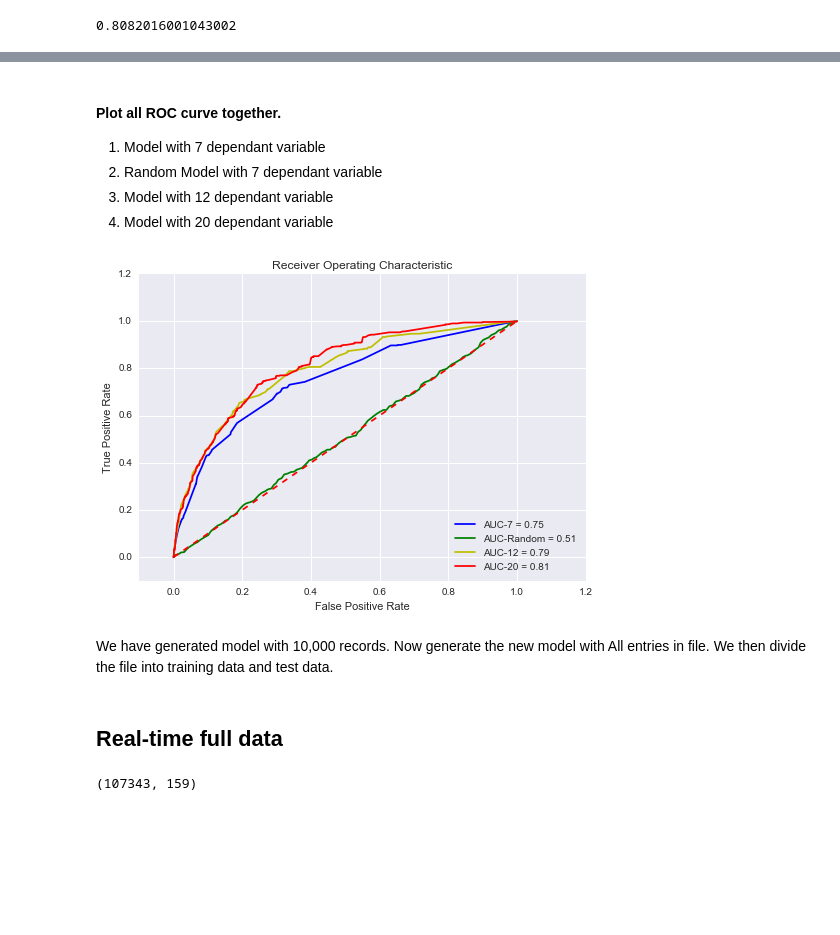
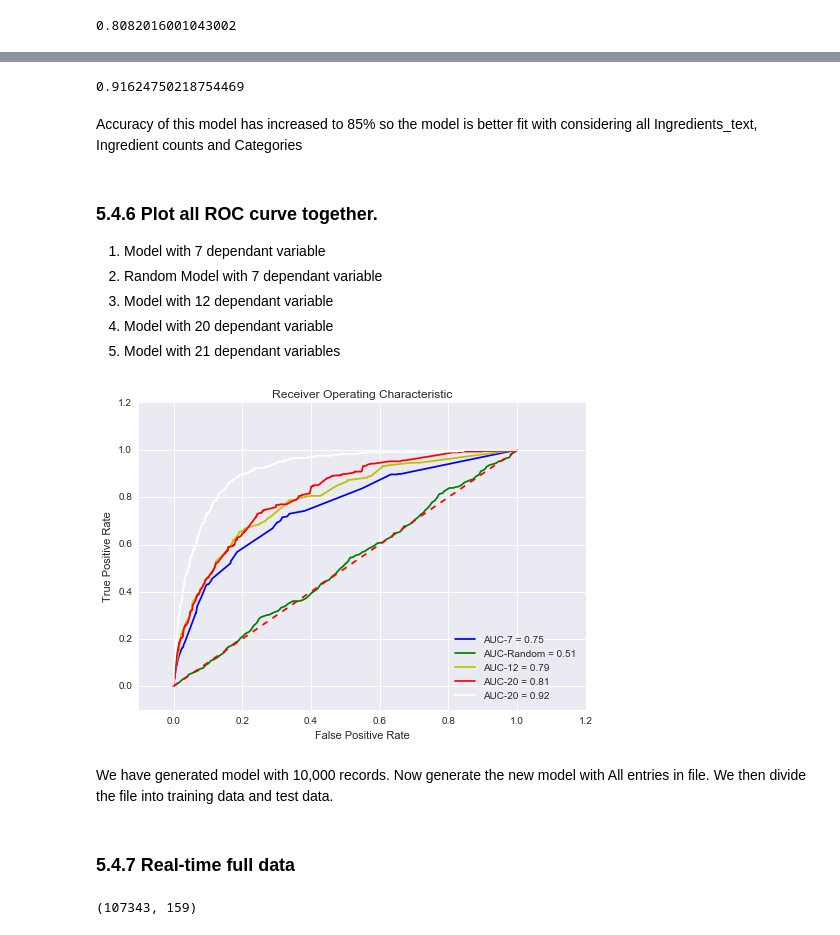
Before and after one commit to srik1280/Springboard-Exercise, a Jupyter notebook: Capstone-Project/Part2.ipynb, the cells around one changed output, grey strips where cells are left out. Saved outputs shown, nothing was run; the diff lists cells and outputs as text; code cells hidden in the pictures; blank space fills up the shorter version.

```diff
--- a/Capstone-Project/Part2.ipynb
+++ b/Capstone-Project/Part2.ipynb
@@ -385,6 +364,8 @@ pd_new.is_juices = pd_new.is_juices.astype(int)
 pd_new['intercept'] = 1.0
 # %%
 pd_new['high_add'] = pd_new['high_add'].astype(int)
+# %%
+pd_new['text_count'] = pd_new['ingredients_text'].apply(lambda x: x.count(',') + 1)
 # %%
 #pd_new.to_csv('abcd.csv')
 pd_new.info()
@@ -973,0 +977,12 @@ roc_auc_20
+# %%
+train_cols_21 = [ 'has_wheat' , 'has_salt' , 'has_sugar', 'has_choco' ,'has_milk','has_cocoa','has_palm',
+               'has_water', 'has_garlic','has_flour' ,'has_ginger','has_honey','is_plant','is_bev',
+                 'is_sugar','is_salt','is_frozen','is_break','is_dairy','is_fresh','text_count','intercept']
+
+#'is_frozen' ,'is_break' ,'is_dairy', 'is_fresh' ,'is_meat'
+
+logit_21 = sm.Logit(pd_new['high_add'], pd_new[train_cols_21])
+
+# fit the model
+result_21 = logit_21.fit()
+result_21.summary()
@@ -973,0 +1057,6 @@ roc_auc_20
+# %%
+# Predict Y using the logit function.
+pd_new['ypred_21'] = result_21.predict(pd_new[train_cols_21])
+
+pd_new['ypred_class_21'] = np.where(pd_new['ypred_21']>0.12, '1', '0')
+pd_new['ypred_class_21'] = pd_new['ypred_class_21'].astype(int)
@@ -974,35 +1086,49 @@ roc_auc_20
+# %%
+
+# Create ROC curve for Baseline model
+false_positive_21, true_positive_21, thresholds = roc_curve(pd_new['high_add'], pd_new['ypred_21'])
+roc_auc_21 = auc(false_positive_21, true_positive_21)
+roc_auc_21
+# %% [output]
+0.91624750218754469
+# %% [markdown]
+Accuracy of this model has increased to 85% so the model is better fit with considering all Ingredients_text,
+Ingredient counts and Categories
 # %% [markdown]
-#### Plot all ROC curve together.
+### 5.4.6 Plot all ROC curve together.
 
 1. Model with 7 dependant variable
 2. Random Model with 7 dependant variable
 3. Model with 12 dependant variable
 3. Model with 20 dependant variable
+4. Model with 21 dependant variables
 # %%
 # Plot the actual ROC curve -
 # Plot the curve
 plt.title('Receiver Operating Characteristic')
 plt.plot(false_positive_rate, true_positive_rate, 'b',
 label='AUC-7 = %0.2f'% roc_auc)
 plt.plot(false_positive_ran, true_positive_ran, 'g',
 label='AUC-Random = %0.2f'% roc_auc_ran)
 plt.plot(false_positive_rate_12, true_positive_rate_12, 'y',
 label='AUC-12 = %0.2f'% roc_auc_12)
 plt.plot(false_positive_rate_20, true_positive_rate_20, 'r',
 label='AUC-20 = %0.2f'% roc_auc_20)
+plt.plot(false_positive_21, true_positive_21, 'w',
+label='AUC-20 = %0.2f'% roc_auc_21)
 plt.legend(loc='lower right')
 plt.plot([0,1],[0,1],'r--')
 plt.xlim([-0.1,1.2])
 plt.ylim([-0.1,1.2])
 plt.ylabel('True Positive Rate')
 plt.xlabel('False Positive Rate')
 plt.show()
 # %% [output]
-[figure, old version]
+[figure, new version]
 # %% [markdown]
 We have generated model with 10,000 records. Now generate the new model with All entries in file. We then divide the file into training data and test data.
 # %% [markdown]
-## Real-time full data
+### 5.4.7 Real-time full data
 # %%
 # Read the entire csv file into dataframe
 main_data = pd.read_csv('en_openfoodfacts_Nov.csv', sep='\t' )
```
Also changed, not shown: parts of 75 cells of this notebook.
